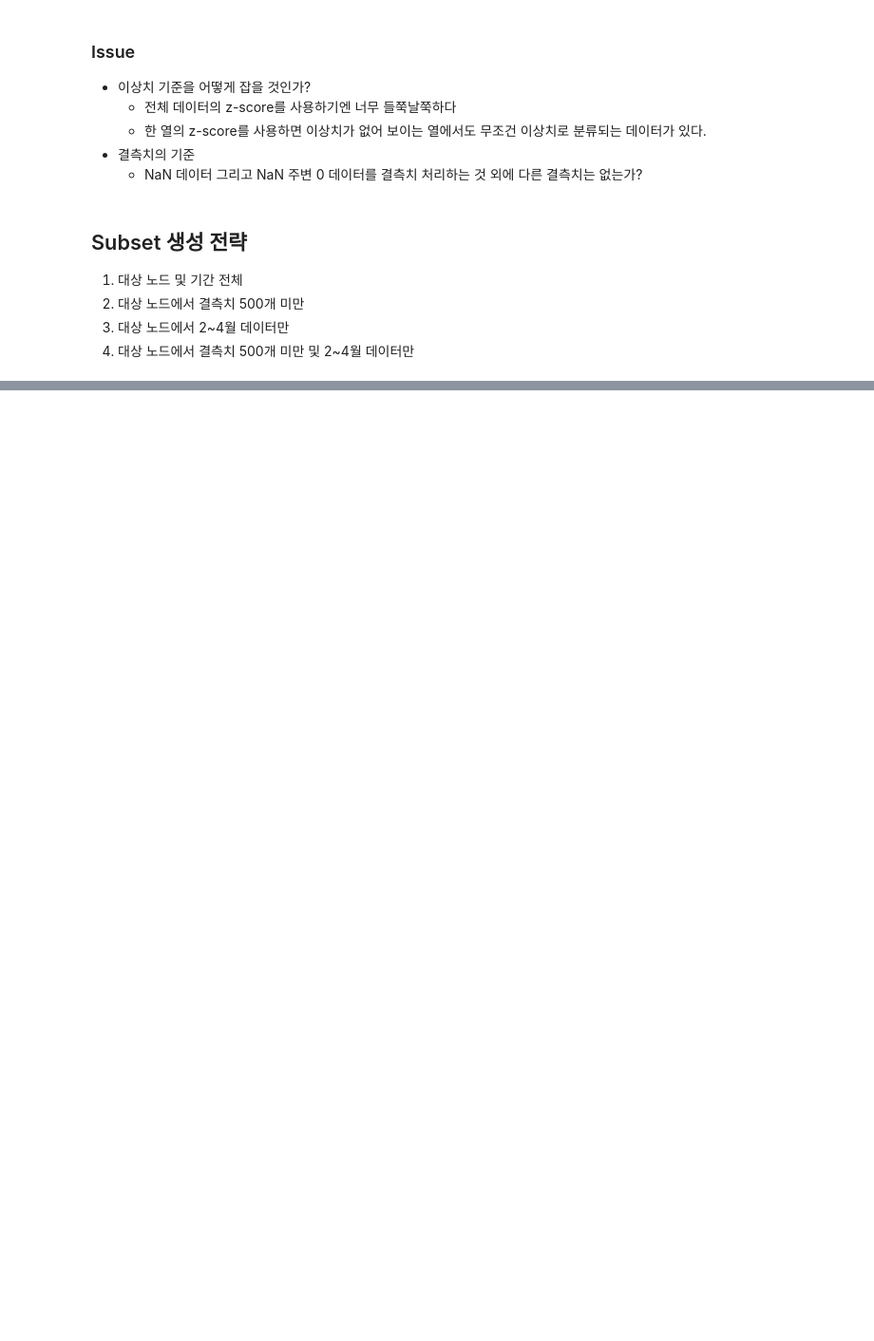
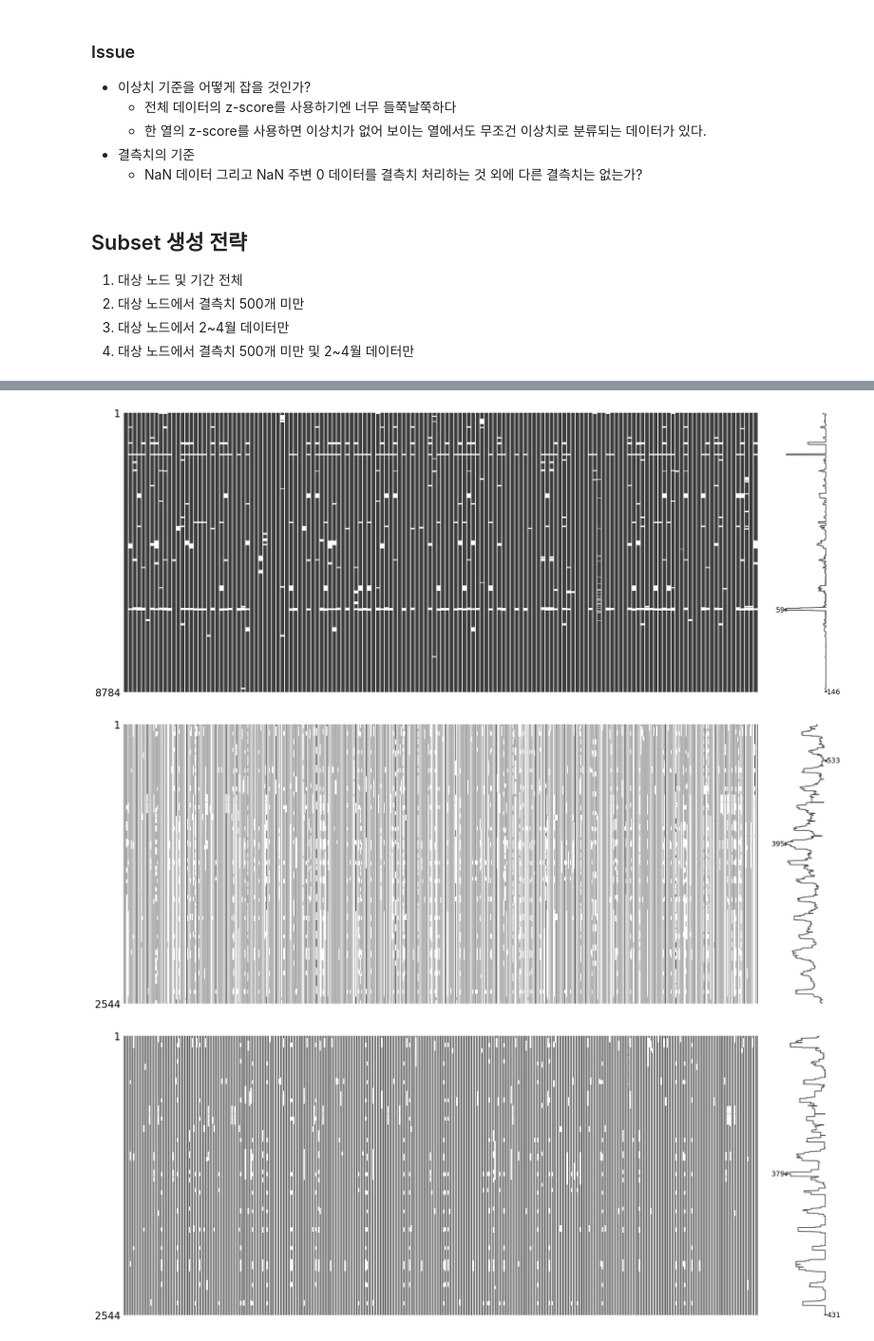
Before and after one commit to ysb06/songdo-traffic, a Jupyter notebook: notebooks/subset-all.ipynb, the cells around one changed output, grey strips where cells are left out. Shown at 95% size. Cells and saved outputs as stored; diff of their text form; code cells hidden in the pictures; blank space fills up the shorter version.

```diff
--- a/notebooks/subset-all.ipynb
+++ b/notebooks/subset-all.ipynb
@@ -318,0 +381,22 @@ traffic_data_cleaned = traffic_data_01az.mask(zscore_outliers)
+# %%
+# 1
+# traffic_data_cleaned
+
+# 2 노드 수 줄이기
+less_500_missing_columns = traffic_data_cleaned.columns[traffic_data_cleaned.isnull().sum() < 500].to_list()
+traffic_data_cleaned_less500 = traffic_data_cleaned[less_500_missing_columns]
+
+# 3 기간 제한
+traffic_data_cleaned_short_term = traffic_data_cleaned.loc["2023-11-16":"2024-02-29"]
+
+# 4 노드 수 줄이기 및 기간 제한
+less500_short_term_missing_columns = traffic_data_cleaned_short_term.columns[traffic_data_cleaned_short_term.isnull().sum() < 500].to_list()
+traffic_data_cleaned_combined = traffic_data_cleaned_short_term[less500_short_term_missing_columns]
+# %%
+visualize_missing_matrix(traffic_data_cleaned_less500)
+visualize_missing_matrix(traffic_data_cleaned_short_term)
+visualize_missing_matrix(traffic_data_cleaned_combined)
+# %% [output]
+[figure, added]
+[figure, added]
+[figure, added]
```
Also changed, not shown: parts of 26 cells of this notebook, 5 other files.
